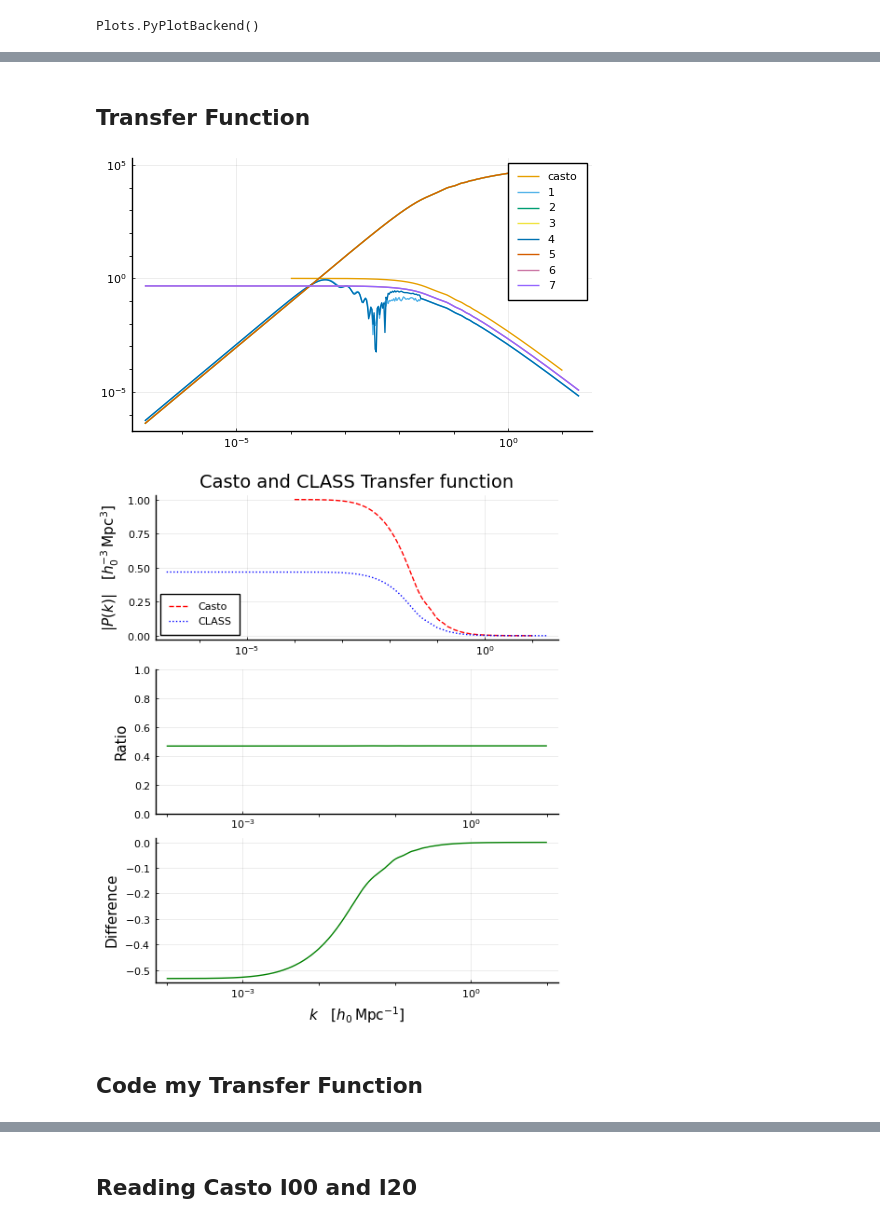
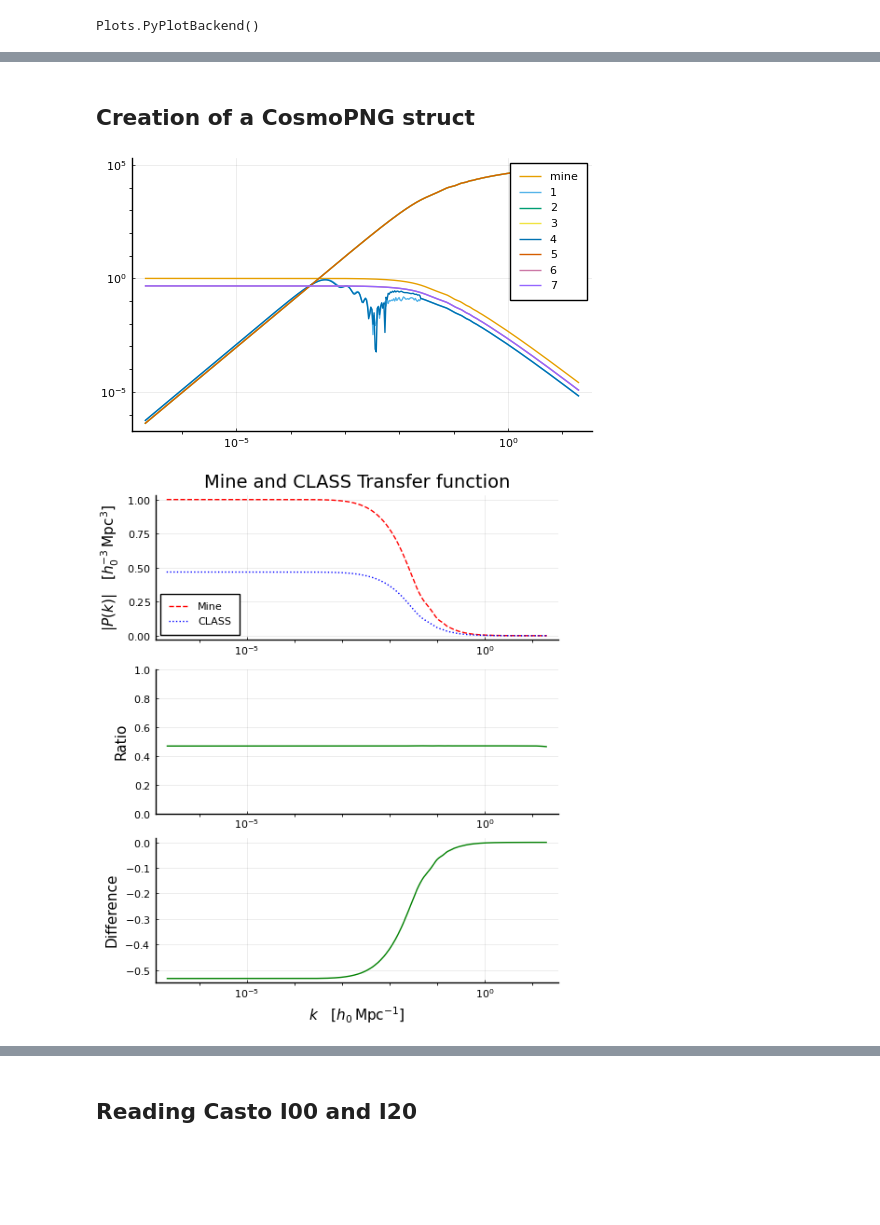
Before and after one commit to foglienimatteo/GaPSE.jl, a Jupyter notebook: ipynbs/Real_f_NL.ipynb, the cells around one changed output, grey strips where cells are left out. Cells and saved outputs as stored; diff of their text form; code cells hidden in the pictures; blank space fills up the shorter version.

```diff
--- a/ipynbs/Real_f_NL.ipynb
+++ b/ipynbs/Real_f_NL.ipynb
@@ -84,5 +111,7 @@ GaPSE.parameters_used(stdout, cosmo)
 #        (where σ_i = \int_{k_{min}}^{k_{max}}\frac{dq}{2 π^2} q^{2-i} P(q))
 #
 # %% [markdown]
-## Transfer Function
+## Creation of a CosmoPNG struct
+# %%
+cosmopng = GaPSE.CosmoPNG(cosmo, "../data/Tk.dat");
 # %%
@@ -92,47 +121,45 @@ T = Spline1D(ks_tf, pks_tf; bc ="error");
 orig_T = Spline1D(ks_all_tf, pks_all_tf[end]; bc ="error");
 # %%
-P = plot(ks_tf, abs.(pks_tf), axis=:log, label="casto", size=(500, 300))
+P = plot(ks_all_tf, cosmopng.tf.(ks_all_tf), axis=:log, label="mine", size=(500, 300))
 for (i, ys) in enumerate(pks_all_tf)
     plot!(P, ks_all_tf, abs.(ys), label="$i")
 end
 P
 # %% [output]
-[figure, old version]
+[figure, new version]
 # %%
-xs_1 = ks_tf
-ys_1 = abs.(pks_tf)
+xs_1 = ks_all_tf
+ys_1 = cosmopng.tf.(ks_all_tf)
 
 xs_2 = ks_all_tf
 ys_2 =  abs.(pks_all_tf[7])
 spline = Spline1D(xs_2, ys_2)
 
 S_VLIM = 2*π/(2*cosmo.s_max)
 S_VLIM_F = @sprintf("%.4f", S_VLIM)
 
 p1 = plot([xs_1, xs_2], [abs.(ys_1), abs.(ys_2)],
     xaxis=:log, #yaxis=:log,
     lc=[:red :blue], #yticks = 10.0 .^ [i for i in 2:5],
-    title = "Casto and CLASS Transfer function",
-    label=["Casto" "CLASS"], ls=[:dash :dot],
+    title = "Mine and CLASS Transfer function",
+    label=["Mine" "CLASS"], ls=[:dash :dot],
     ylabel = L"|P(k)| \quad [h_0^{-3}\,\mathrm{Mpc}^3]",
     legend=:bottomleft)
 p2 = plot(xs_1, spline.(xs_1) ./ ys_1,
     ylabel="Ratio", lc=:green,
     xaxis=:log,
     ylim=(0,1),
     legend=false,
     #xlabel=L"$k \quad [h_0 \,\mathrm{Mpc}^{-1}]$",
     )
 p3 = plot(xs_1, spline.(xs_1) .- ys_1,
     ylabel="Difference", lc=:green,
     xaxis=:log,
     #ylim=(0.0,1),
     legend=false,
     xlabel=L"$k \quad [h_0 \,\mathrm{Mpc}^{-1}]$")
 VAXES = 4e-3
 P = plot(p1, p2, p3, size=(500, 600), layout= @layout [ x ; y ; z ] )
 #display(P)
 # %% [output]
-[figure, old version]
+[figure, new version]
-# %% [markdown]
-## Code my Transfer Function
```
Also changed, not shown: parts of 34 cells of this notebook, 6 other files.
